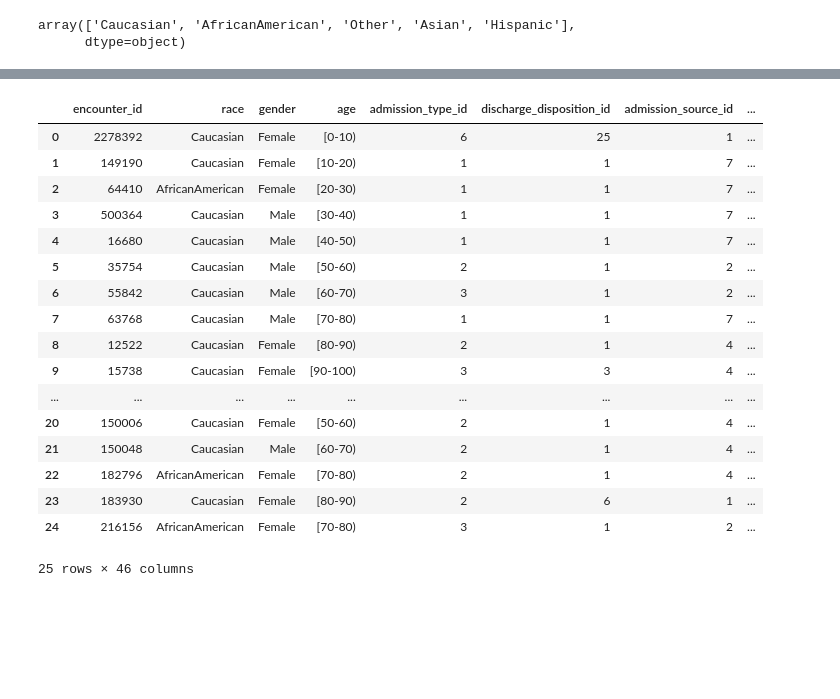
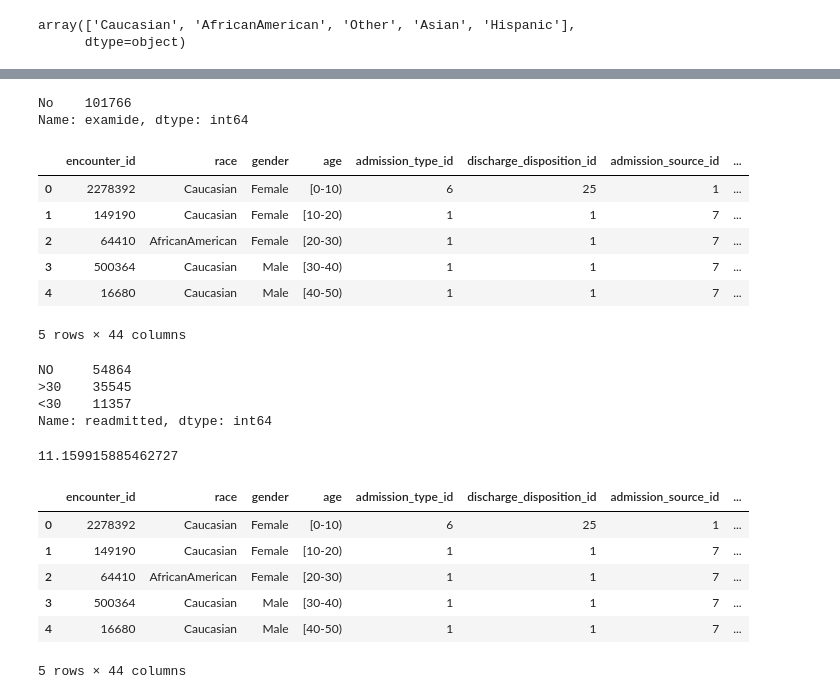
Before and after one commit to ThoaShook/DS-Project_01, a Jupyter notebook: Readmission_Data.ipynb, the cells around one changed output, grey strips where cells are left out. Cells and saved outputs as stored; diff of their text form; code cells hidden in the pictures; blank space fills up the shorter version.

```diff
--- a/Readmission_Data.ipynb
+++ b/Readmission_Data.ipynb
@@ -152,21 +178,53 @@ array(['Caucasian', 'AfricanAmerican', 'Other', 'Asian', 'Hispanic'],
+# %%
+df['examide'].value_counts()
+# this column is empty >>> delete it
+# %% [output]
+No    101766
+Name: examide, dtype: int64
+# %%
+df.drop(['weight', 'payer_code', 'patient_nbr', 'medical_specialty', 'examide','citoglipton'],
+        axis = 1, inplace = True)
+df.head()
+# %% [output]
+|  | encounter_id | race | gender | age | admission_type_id | discharge_disposition_id | admission_source_id | ... |
+| 0 | 2278392 | Caucasian | Female | [0-10) | 6 | 25 | 1 | ... |
+| 1 | 149190 | Caucasian | Female | [10-20) | 1 | 1 | 7 | ... |
+| 2 | 64410 | AfricanAmerican | Female | [20-30) | 1 | 1 | 7 | ... |
+| 3 | 500364 | Caucasian | Male | [30-40) | 1 | 1 | 7 | ... |
+| 4 | 16680 | Caucasian | Male | [40-50) | 1 | 1 | 7 | ... |
+5 rows × 44 columns
+# %%
+df['readmitted'].value_counts()
+# according to our data resource, readmission attributes are classified into 2 groups
+# if no and >30 days are considered 'not being readmitted'
+# and <30 days considered being readmitted
+# %% [output]
+NO     54864
+>30    35545
+<30    11357
+Name: readmitted, dtype: int64
+# %%
+percent_of_readmitted = 11357/(54864 + 35545 + 11357) *100
+percent_of_readmitted
+# only 12.56% were readmitted!!!
+# %% [output]
+11.159915885462727
+# %%
+df['readmitted'].replace(to_replace = ['NO'],
+          value = '0', inplace = True)
+# %%
+df['readmitted'].replace(to_replace = ['>30'],
+          value = '0', inplace = True)
+# %%
+df['readmitted'].replace(to_replace = ['<30'],
+          value = '1', inplace = True)
 # %%
-df.head(25)
+df.head()
 # %% [output]
 |  | encounter_id | race | gender | age | admission_type_id | discharge_disposition_id | admission_source_id | ... |
 | 0 | 2278392 | Caucasian | Female | [0-10) | 6 | 25 | 1 | ... |
 | 1 | 149190 | Caucasian | Female | [10-20) | 1 | 1 | 7 | ... |
 | 2 | 64410 | AfricanAmerican | Female | [20-30) | 1 | 1 | 7 | ... |
 | 3 | 500364 | Caucasian | Male | [30-40) | 1 | 1 | 7 | ... |
 | 4 | 16680 | Caucasian | Male | [40-50) | 1 | 1 | 7 | ... |
-| 5 | 35754 | Caucasian | Male | [50-60) | 2 | 1 | 2 | ... |
-| 6 | 55842 | Caucasian | Male | [60-70) | 3 | 1 | 2 | ... |
-| 7 | 63768 | Caucasian | Male | [70-80) | 1 | 1 | 7 | ... |
-| 8 | 12522 | Caucasian | Female | [80-90) | 2 | 1 | 4 | ... |
-| 9 | 15738 | Caucasian | Female | [90-100) | 3 | 3 | 4 | ... |
-| ... | ... | ... | ... | ... | ... | ... | ... | ... |
-| 20 | 150006 | Caucasian | Female | [50-60) | 2 | 1 | 4 | ... |
-| 21 | 150048 | Caucasian | Male | [60-70) | 2 | 1 | 4 | ... |
-| 22 | 182796 | AfricanAmerican | Female | [70-80) | 2 | 1 | 4 | ... |
-| 23 | 183930 | Caucasian | Female | [80-90) | 2 | 6 | 1 | ... |
-| 24 | 216156 | AfricanAmerican | Female | [70-80) | 3 | 1 | 2 | ... |
-25 rows × 46 columns
+5 rows × 44 columns
```
Also changed, not shown: parts of 30 cells of this notebook, 1 other file.
